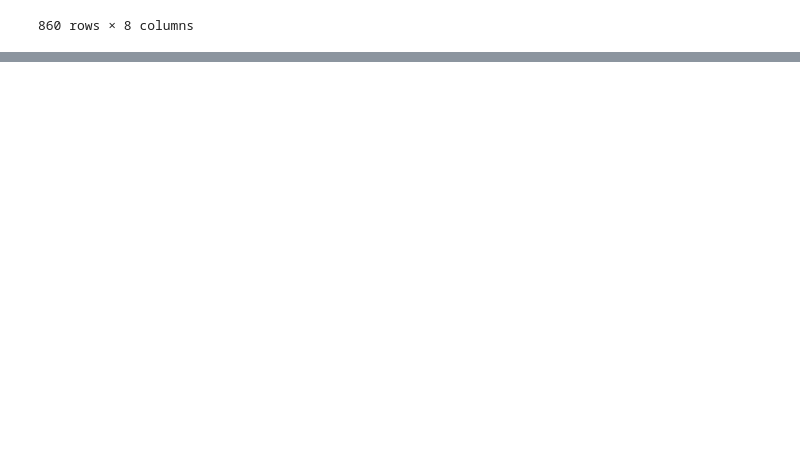
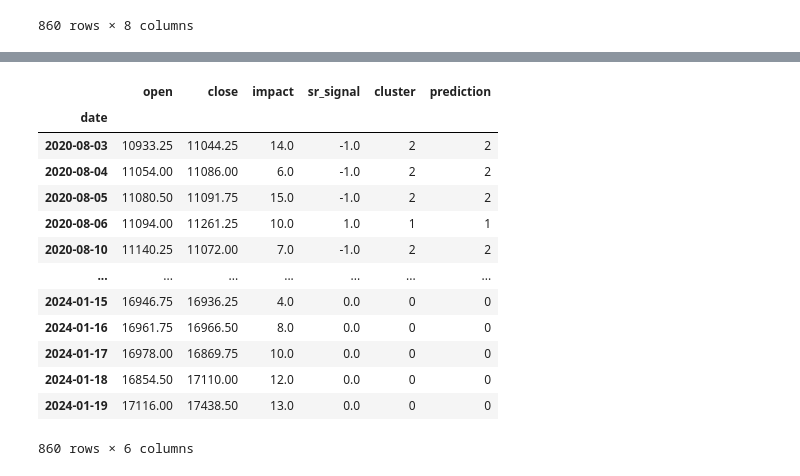
Before and after one commit to elliotwatt/project2, a Jupyter notebook: market_prof_w_comments.ipynb, the cells around one changed output, grey strips where cells are left out. Saved outputs shown, nothing was run; the diff lists cells and outputs as text; code cells hidden in the pictures; blank space fills up the shorter version.

```diff
--- a/market_prof_w_comments.ipynb
+++ b/market_prof_w_comments.ipynb
@@ -524 +461,22 @@ news_nas_and_trades.head(20)
 | 2020-08-27 | NaT | NaT | NaN | NaN | NaN | NaN | NaN | NaN | 11952.75 | ... |
+# %%
+from sklearn.preprocessing import StandardScaler
+from sklearn.cluster import KMeans
+import os
+# Set environment variable for KMeans
+os.environ['OMP_NUM_THREADS'] = '1'
+features = nas_and_news[['open', 'close', 'impact', 'sr_signal']]
+# Handling missing values - Option 1: Drop rows with NaN values
+features_cleaned = features.dropna()
+# Standardize the features (important for KMeans)
+scaler = StandardScaler()
+features_scaled = scaler.fit_transform(features_cleaned)
+# Number of clusters - adjust this based on your data and requirements
+n_clusters = 4
+# Apply KMeans clustering
+kmeans = KMeans(n_clusters=n_clusters, random_state=1).fit(features_scaled)
+# Add the cluster labels to your DataFrame
+features_cleaned['cluster'] = kmeans.labels_
+# %%
+prediction = kmeans.predict(features_scaled)
+print(prediction)
@@ -524,0 +501,19 @@ news_nas_and_trades.head(20)
+# %%
+features_scaled_copy = features_cleaned.copy()
+features_scaled_copy['prediction'] = prediction
+features_scaled_copy
+# %% [output]
+|  | open | close | impact | sr_signal | cluster | prediction |
+| date |  |  |  |  |  |  |
+| 2020-08-03 | 10933.25 | 11044.25 | 14.0 | -1.0 | 2 | 2 |
+| 2020-08-04 | 11054.00 | 11086.00 | 6.0 | -1.0 | 2 | 2 |
+| 2020-08-05 | 11080.50 | 11091.75 | 15.0 | -1.0 | 2 | 2 |
+| 2020-08-06 | 11094.00 | 11261.25 | 10.0 | 1.0 | 1 | 1 |
+| 2020-08-10 | 11140.25 | 11072.00 | 7.0 | -1.0 | 2 | 2 |
+| ... | ... | ... | ... | ... | ... | ... |
+| 2024-01-15 | 16946.75 | 16936.25 | 4.0 | 0.0 | 0 | 0 |
+| 2024-01-16 | 16961.75 | 16966.50 | 8.0 | 0.0 | 0 | 0 |
+| 2024-01-17 | 16978.00 | 16869.75 | 10.0 | 0.0 | 0 | 0 |
+| 2024-01-18 | 16854.50 | 17110.00 | 12.0 | 0.0 | 0 | 0 |
+| 2024-01-19 | 17116.00 | 17438.50 | 13.0 | 0.0 | 0 | 0 |
+860 rows × 6 columns
```
Also changed, not shown: parts of 9 cells of this notebook.
